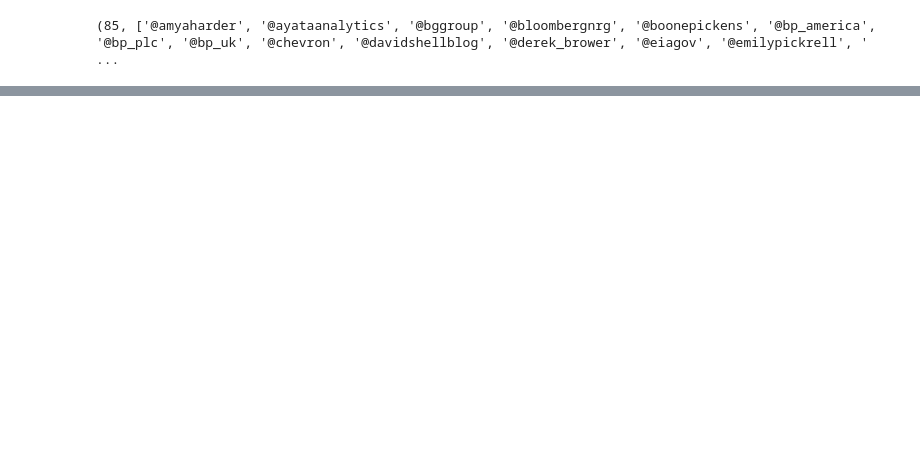
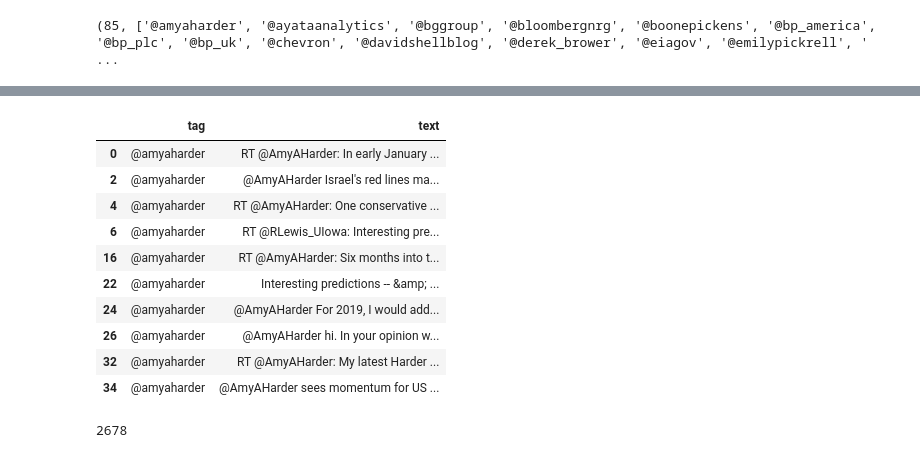
Before and after one commit to darioromero/oilgassupermajors, a Jupyter notebook: sm_getData.ipynb, the cells around one changed output, grey strips where cells are left out. Saved outputs shown, nothing was run; the diff lists cells and outputs as text; code cells hidden in the pictures; blank space fills up the shorter version.

```diff
--- a/sm_getData.ipynb
+++ b/sm_getData.ipynb
@@ -121,0 +119,19 @@ Extracting @worldoilngas ...
+# %%
+# show some (unduplicated) tweets
+df_tweets.head(10)
+# %% [output]
+|  | tag | text |
+| 0 | @amyaharder | RT @AmyAHarder: In early January ... |
+| 2 | @amyaharder | @AmyAHarder Israel's red lines ma... |
+| 4 | @amyaharder | RT @AmyAHarder: One conservative ... |
+| 6 | @amyaharder | RT @RLewis_UIowa: Interesting pre... |
+| 16 | @amyaharder | RT @AmyAHarder: Six months into t... |
+| 22 | @amyaharder | Interesting predictions -- &amp; ... |
+| 24 | @amyaharder | @AmyAHarder For 2019, I would add... |
+| 26 | @amyaharder | @AmyAHarder hi. In your opinion w... |
+| 32 | @amyaharder | RT @AmyAHarder: My latest Harder ... |
+| 34 | @amyaharder | @AmyAHarder sees momentum for US ... |
+# %%
+len(df_tweets['text'])
+# %% [output]
+2678
```
Also changed, not shown: parts of 13 cells of this notebook, 2 other files.
